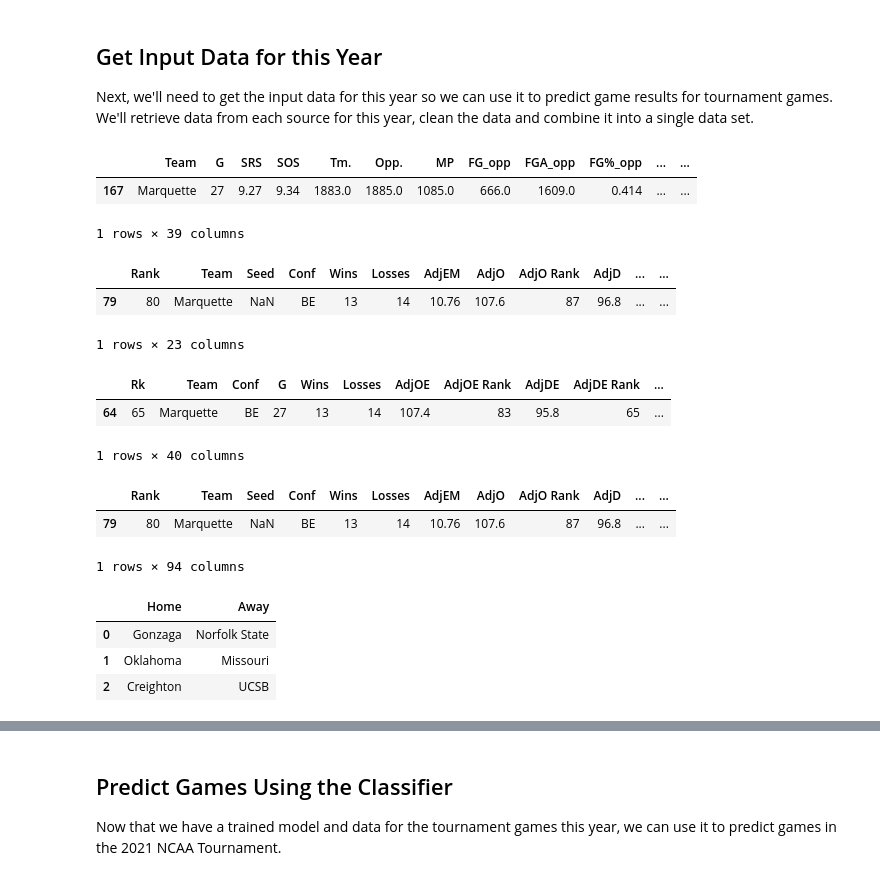
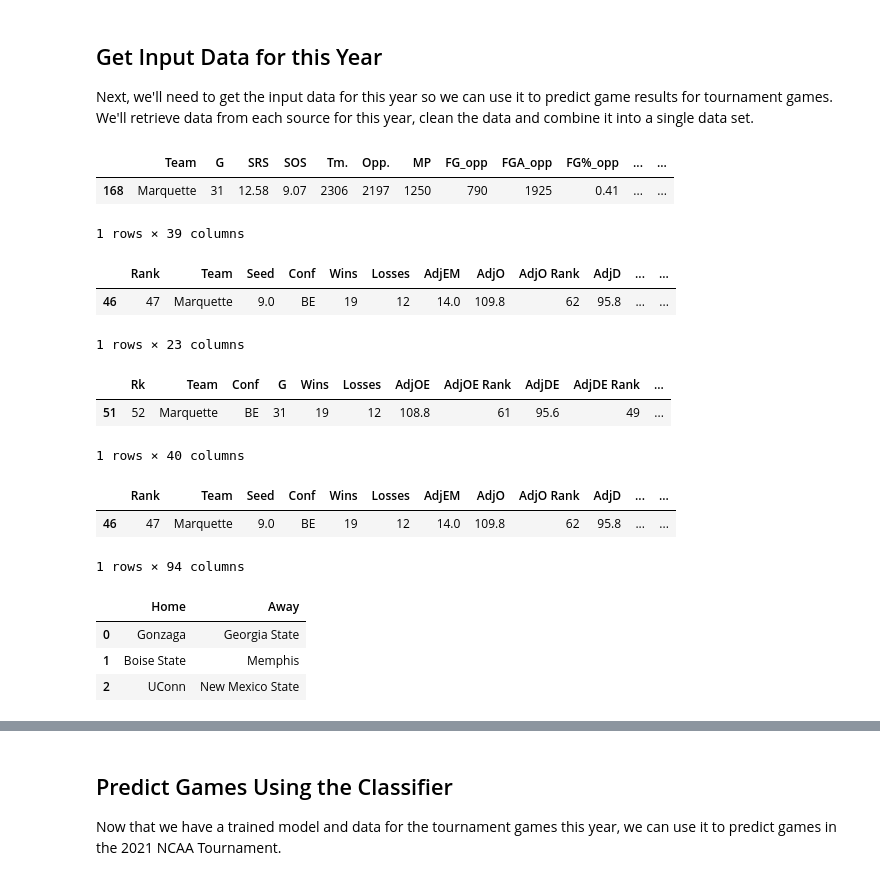
Before and after one commit to pjmartinkus/College_Basketball, a Jupyter notebook: Notebooks/Generating Predictions.ipynb, the cells around one changed output, grey strips where cells are left out. Saved outputs shown, nothing was run; the diff lists cells and outputs as text; code cells hidden in the pictures.

```diff
--- a/Notebooks/Generating Predictions.ipynb
+++ b/Notebooks/Generating Predictions.ipynb
@@ -61,15 +61,15 @@ LogisticRegression(C=10, random_state=77, solver='liblinear')
 
 Next, we'll need to get the input data for this year so we can use it to predict game results for tournament games. We'll retrieve data from each source for this year, clean the data and combine it into a single data set.
 # %%
-year = 2021
+year = 2022
 stats_path = '../Data/SportsReference/' + str(year) + '_stats.csv'
-stats = cbb.load_stats_dataframe(year=2021, csv_file_path=stats_path)
+stats = cbb.load_stats_dataframe(year=year, csv_file_path=stats_path)
 stats = pd.read_csv(stats_path)
 stats = cbb.update_basic(stats.rename(index=str, columns={'School': 'Team'}))
 stats[stats['Team'] == 'Marquette']
 # %% [output]
 |  | Team | G | SRS | SOS | Tm. | Opp. | MP | FG_opp | FGA_opp | FG%_opp | ... | ... |
-| 167 | Marquette | 27 | 9.27 | 9.34 | 1883.0 | 1885.0 | 1085.0 | 666.0 | 1609.0 | 0.414 | ... | ... |
+| 168 | Marquette | 31 | 12.58 | 9.07 | 2306 | 2197 | 1250 | 790 | 1925 | 0.41 | ... | ... |
 1 rows × 39 columns
 # %%
 kp_path = '../Data/Kenpom/' + str(year) + '_kenpom.csv'
@@ -79,7 +79,7 @@ kenpom = cbb.update_kenpom(kenpom)
 kenpom[kenpom['Team'] == 'Marquette']
 # %% [output]
 |  | Rank | Team | Seed | Conf | Wins | Losses | AdjEM | AdjO | AdjO Rank | AdjD | ... | ... |
-| 79 | 80 | Marquette | NaN | BE | 13 | 14 | 10.76 | 107.6 | 87 | 96.8 | ... | ... |
+| 46 | 47 | Marquette | 9.0 | BE | 19 | 12 | 14.0 | 109.8 | 62 | 95.8 | ... | ... |
 1 rows × 23 columns
 # %%
 TRank_path = '../Data/TRank/' + str(year) + '_TRank.csv'
@@ -89,7 +89,7 @@ TRank = cbb.update_TRank(TRank)
 TRank[TRank['Team'] == 'Marquette']
 # %% [output]
 |  | Rk | Team | Conf | G | Wins | Losses | AdjOE | AdjOE Rank | AdjDE | AdjDE Rank | ... |
-| 64 | 65 | Marquette | BE | 27 | 13 | 14 | 107.4 | 83 | 95.8 | 65 | ... |
+| 51 | 52 | Marquette | BE | 31 | 19 | 12 | 108.8 | 61 | 95.6 | 49 | ... |
 1 rows × 40 columns
 # %%
 # Merge the data from each source (and drop columns that are repeats)
@@ -98,7 +98,7 @@ team_stats = pd.merge(team_stats, stats.drop(['G', 'ORB', '3P%'], axis=1), on='T
 team_stats[team_stats['Team'] == 'Marquette']
 # %% [output]
 |  | Rank | Team | Seed | Conf | Wins | Losses | AdjEM | AdjO | AdjO Rank | AdjD | ... | ... |
-| 79 | 80 | Marquette | NaN | BE | 13 | 14 | 10.76 | 107.6 | 87 | 96.8 | ... | ... |
+| 46 | 47 | Marquette | 9.0 | BE | 19 | 12 | 14.0 | 109.8 | 62 | 95.8 | ... | ... |
 1 rows × 94 columns
 # %%
 # Load Tournament games
@@ -107,9 +107,9 @@ games = pd.read_csv(games_path)
 games.head(3)
 # %% [output]
 |  | Home | Away |
-| 0 | Gonzaga | Norfolk State |
-| 1 | Oklahoma | Missouri |
-| 2 | Creighton | UCSB |
+| 0 | Gonzaga | Georgia State |
+| 1 | Boise State | Memphis |
+| 2 | UConn | New Mexico State |
 # %%
 # Join the team data with the game data
 data = pd.merge(games, team_stats, left_on='Home', right_on='Team', sort=False)
```
Also changed, not shown: parts of 6 cells of this notebook, 2 other files.
